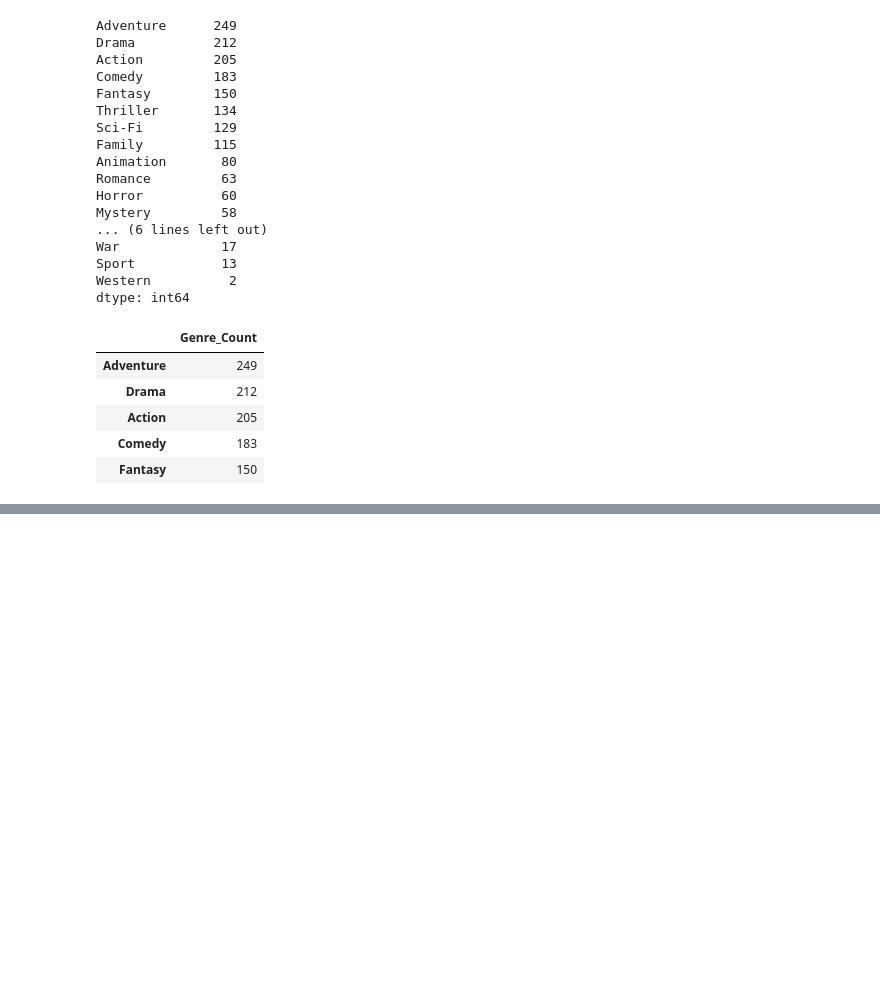
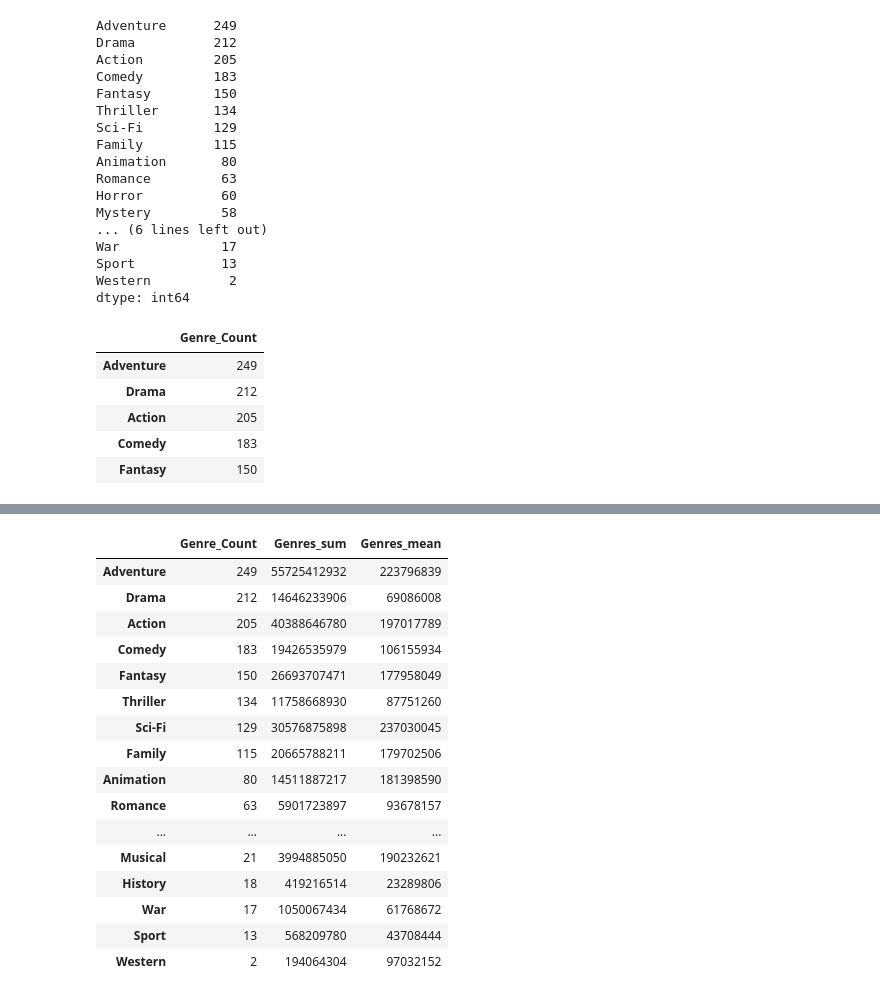
Before and after one commit to PauletteJ/Module01-Final-Project, a Jupyter notebook: index.ipynb, the cells around one changed output, grey strips where cells are left out. Cells and saved outputs as stored; diff of their text form; code cells hidden in the pictures; blank space fills up the shorter version.

```diff
--- a/index.ipynb
+++ b/index.ipynb
@@ -692,8 +692,3 @@ plt.title("Mean Movie Gross by Number of Genres")
 plt.show()
 # %% [output]
 [figure]
-# %%
-j = 0
-for y in df_new3.index:
-        print(j, df_new3['Genres'][y])
-        j += 1
@@ -842,0 +753,27 @@ ty
+# %%
+for x in df_new2.index:
+    for y in range(0, len(df_genres.index)):
+        genre = df_genres.index[y]
+        if df_new2.Genres[x].count(genre) > 0:
+            df_genres.Genres_sum[y] = df_genres.Genres_sum[y] + df_new2.Domestic_Gross[x]
+for y in df_genres.index:
+    df_genres.Genres_mean[y] = df_genres.Genres_sum[y]/df_genres.Genre_Count[y]
+df_genres.head(21)
+# %% [output]
+|  | Genre_Count | Genres_sum | Genres_mean |
+| Adventure | 249 | 55725412932 | 223796839 |
+| Drama | 212 | 14646233906 | 69086008 |
+| Action | 205 | 40388646780 | 197017789 |
+| Comedy | 183 | 19426535979 | 106155934 |
+| Fantasy | 150 | 26693707471 | 177958049 |
+| Thriller | 134 | 11758668930 | 87751260 |
+| Sci-Fi | 129 | 30576875898 | 237030045 |
+| Family | 115 | 20665788211 | 179702506 |
+| Animation | 80 | 14511887217 | 181398590 |
+| Romance | 63 | 5901723897 | 93678157 |
+| ... | ... | ... | ... |
+| Musical | 21 | 3994885050 | 190232621 |
+| History | 18 | 419216514 | 23289806 |
+| War | 17 | 1050067434 | 61768672 |
+| Sport | 13 | 568209780 | 43708444 |
+| Western | 2 | 194064304 | 97032152 |
```
Also changed, not shown: parts of 12 cells of this notebook.
